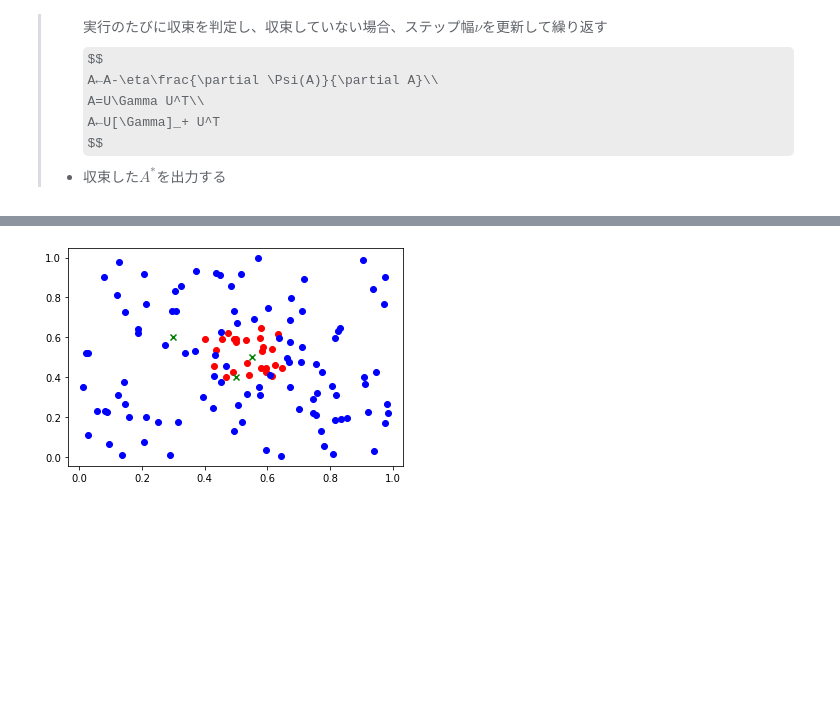
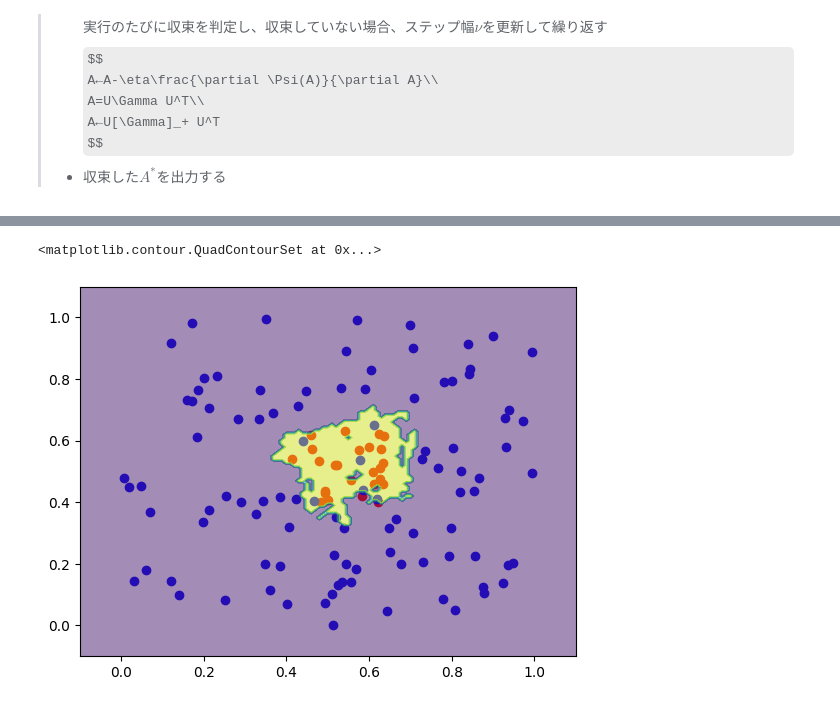
Before and after one commit to tanakakao/studymemo, a Jupyter notebook: 4. 近傍法による異常検知.ipynb, the cells around one changed output, grey strips where cells are left out. Cells and saved outputs as stored; diff of their text form; code cells hidden in the pictures; some formulas as TeX source; blank space fills up the shorter version.

```diff
--- a/4. 近傍法による異常検知.ipynb
+++ b/4. 近傍法による異常検知.ipynb
@@ -316,9 +369,4 @@ A=U\Gamma U^T\\
 A←U[\Gamma]_+ U^T
 $$
 >- 収束した$A^*$を出力する
-# %%
-min_count = min(np.bincount(y))
-
-y_bs = np.concatenate([[label]*min_count for label in np.unique(y)])
-x_bs = np.concatenate([x3[y==label][np.random.choice(np.arange(np.sum(y==label)), min_count)] for label in np.unique(y)])
 # %%
@@ -429,7 +437,0 @@ pi1:  0.2
-# %%
-max_id = np.where(F==np.max(F))
-print(K[min(max_id[0])])
-print(Ath[max(max_id[1])])
-
-k = K[min(max_id[0])]
-ath = Ath[max(max_id[1])]
@@ -438,0 +438,14 @@ ath = Ath[max(max_id[1])]
+# %%
+K = np.arange(1, 10)
+Ath = np.arange(-10, 10, 0.5)
+
+F = np.zeros((len(K), len(Ath)))
+for i, k in enumerate(K):
+    for j, a in enumerate(Ath):
+        F[i, j] = calc_TPTF(A, k, a)[2]
+
+max_id = np.where(F==np.max(F))
+k_best = K[min(max_id[0])]
+ath_best = Ath[max(max_id[1])]
+print(k_best)
+print(ath_best)
@@ -459,7 +474,16 @@ print(x4[2,:], ": ", y_pred)
 # %%
+_x = np.arange(-0.1,1.1,0.01)
+_y = np.arange(-0.1,1.1,0.01)
+xx, yy = np.meshgrid(_x, _y)
+XY = np.array([xx.ravel(), yy.ravel()]).T
+
+test_ids = near_k_id(x3, XY, A, k=k_best)
+y_pred = calc_a(ath=ath_best, ids=test_ids)
+
 plt.scatter(x3[y==1,0], x3[y==1,1], color='red');
 plt.scatter(x3[y==0,0], x3[y==0,1], color='blue');
 
-plt.scatter(x4[:,0], x4[:,1], color='green', marker='x');
+plt.contourf(xx,yy,y_pred.reshape(121,121), alpha=.5)
 # %% [output]
+<matplotlib.contour.QuadContourSet at 0x...>
-[figure, old version]
+[figure, new version]
```
Also changed, not shown: parts of 21 cells of this notebook, 1 other file.
